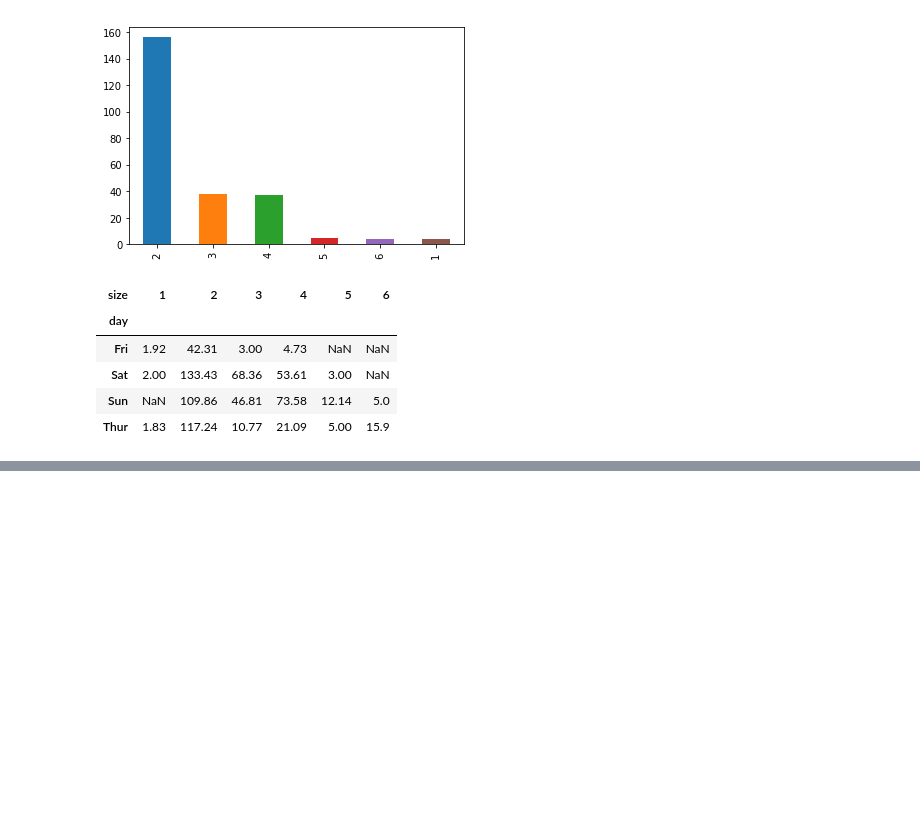
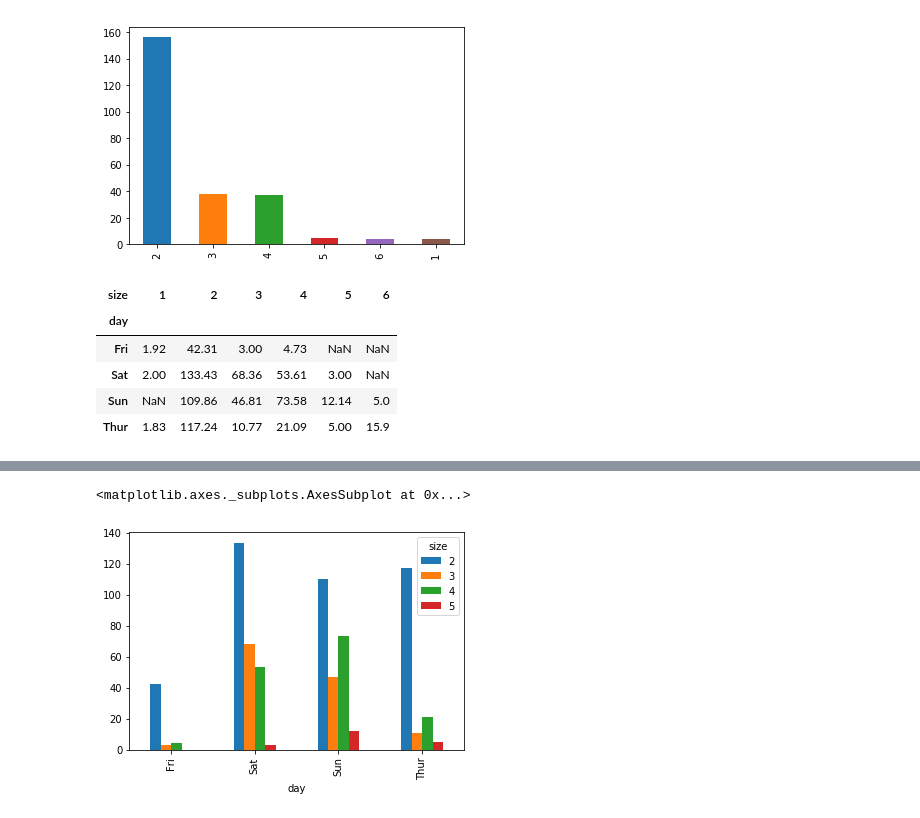
Before and after one commit to longfengpili/python-for-data-analysis, a Jupyter notebook: 第八章.ipynb, the cells around one changed output, grey strips where cells are left out. Saved outputs shown, nothing was run; the diff lists cells and outputs as text; code cells hidden in the pictures; blank space fills up the shorter version.

```diff
--- a/第八章.ipynb
+++ b/第八章.ipynb
@@ -320,4 +310,4 @@ tips.pivot_table(index='day',columns='size',values='tip',aggfunc='sum')
 | Sun | NaN | 109.86 | 46.81 | 73.58 | 12.14 | 5.0 |
 | Thur | 1.83 | 117.24 | 10.77 | 21.09 | 5.00 | 15.9 |
 # %%
-pd.crosstab(tips['day'],tips['size'],values=tips['tip'],aggfunc='sum')
+party_counts = pd.crosstab(tips['day'],tips['size'],values=tips['tip'],aggfunc='sum')
@@ -330,0 +323,2 @@ pd.crosstab(tips['day'],tips['size'],values=tips['tip'],aggfunc='sum')
+# %%
+party_counts = party_counts.loc[:,2:5]
@@ -330,0 +334,5 @@ pd.crosstab(tips['day'],tips['size'],values=tips['tip'],aggfunc='sum')
+# %%
+party_counts.plot(kind='bar')
+# %% [output]
+<matplotlib.axes._subplots.AxesSubplot at 0x...>
+[figure, added]
```
Also changed, not shown: parts of 49 cells of this notebook, 1 other file.
